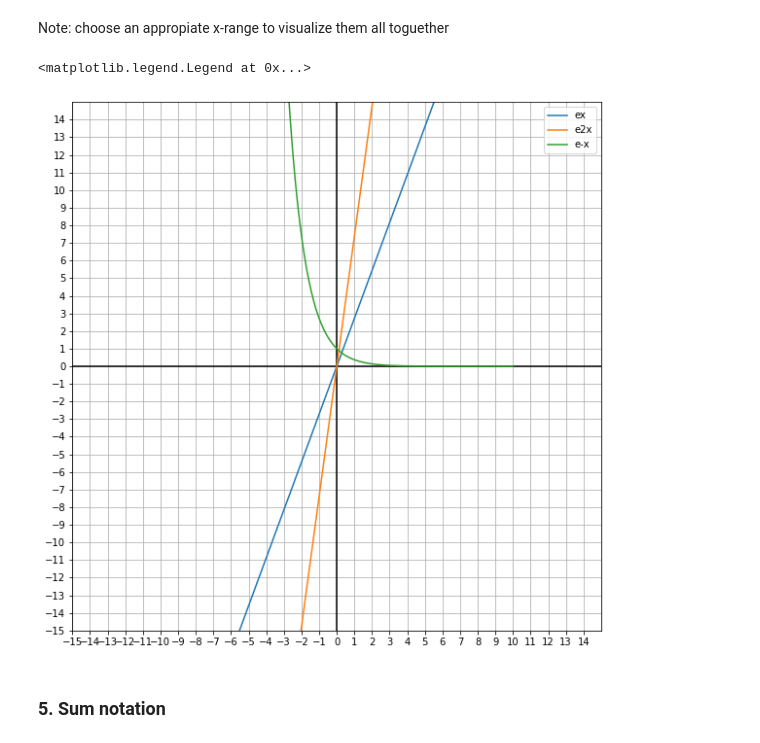
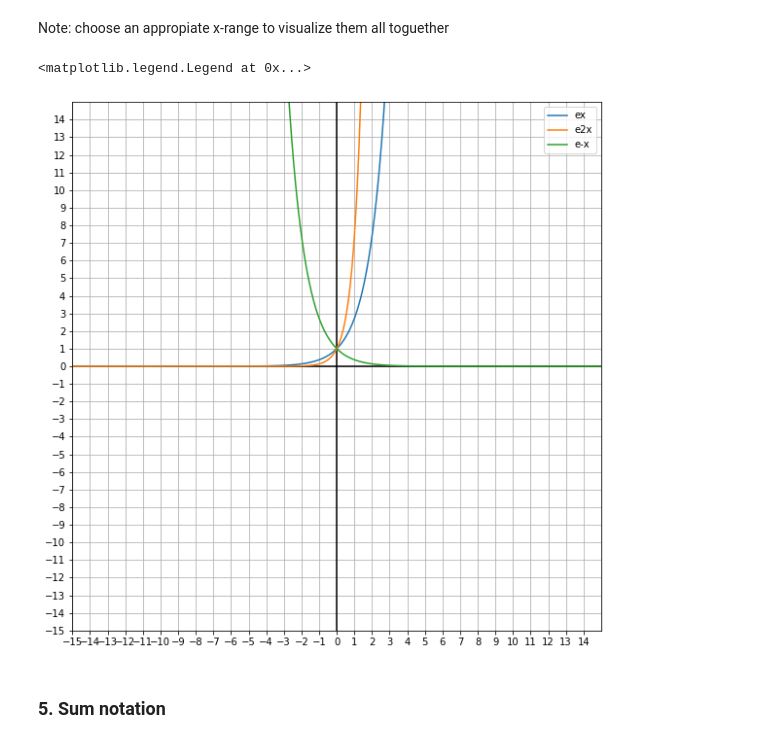
Before and after one commit to Ironhack-Data-Madrid-Enero-2021/lab-math-refresher, a Jupyter notebook: your-code/main.ipynb, the cells around one changed output. Cells and saved outputs as stored; diff of their text form; code cells hidden in the pictures.

```diff
--- a/your-code/main.ipynb
+++ b/your-code/main.ipynb
@@ -248,17 +249,17 @@ Note: choose an appropiate x-range to visualize them all toguether
 # %%
 get_grid()
 x = np.linspace(
-    start=-10,
-    stop=10,
+    start=-15,
+    stop=15,
     num=300
 )
-plt.plot(x, np.e*x, "-", markersize = 10, label = "ex")
-plt.plot(x, np.e**2*x, "-", markersize = 10, label = "e2x")
-plt.plot(x, np.e**-x, "-", markersize = 10, label = "e-x")
+plt.plot(x, powers_e(x), "-", markersize = 10, label = "ex")
+plt.plot(x, powers_e(2*x), "-", markersize = 10, label = "e2x")
+plt.plot(x, powers_e(-x), "-", markersize = 10, label = "e-x")
 plt.legend()
 # %% [output]
 <matplotlib.legend.Legend at 0x...>
-[figure, old version]
+[figure, new version]
 # %% [markdown]
 ### 5. Sum notation
 # %% [markdown]
```
Also changed, not shown: parts of 9 cells of this notebook.
